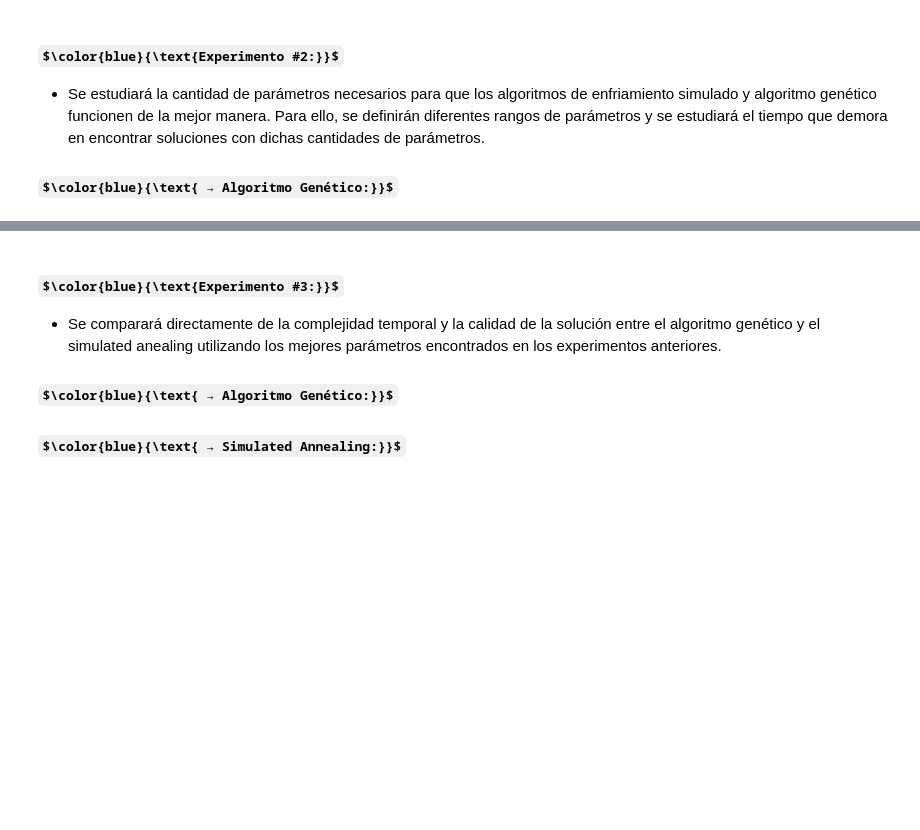
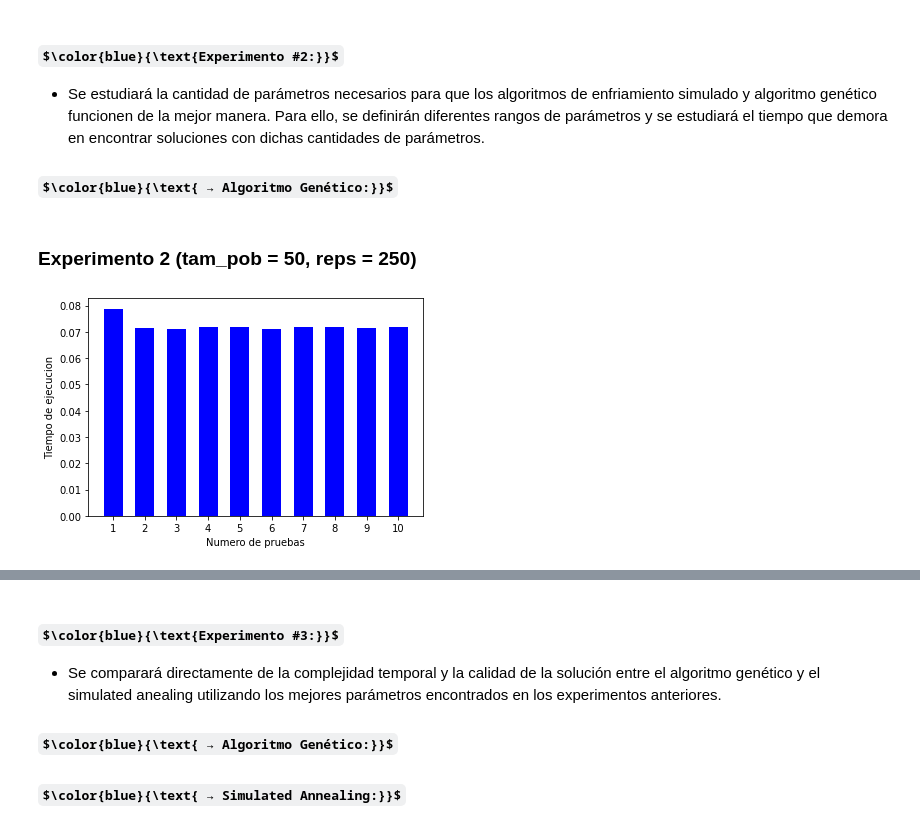
Before and after one commit to IC-3002/ic-3002-2020ii-p2-pseint, a Jupyter notebook: Cuaderno_Proyecto2.ipynb, the cells around one changed output, grey strips where cells are left out. Drawn from its saved outputs; the diff is of its cells as text; code cells hidden in the pictures; some formulas as TeX source; blank space fills up the shorter version.

Commit message:
Added experiment execution of genetic algorithm

```diff
--- a/Cuaderno_Proyecto2.ipynb
+++ b/Cuaderno_Proyecto2.ipynb
@@ -377,3 +377,11 @@ comparar_resultados_costo(resultados)
 ### $\color{blue}{\text{Experimento #2:}}$
 * Se estudiará la cantidad de parámetros necesarios para que los algoritmos de enfriamiento simulado y algoritmo genético funcionen de la mejor manera. Para ello, se definirán diferentes rangos de parámetros y se estudiará el tiempo que demora en encontrar soluciones con dichas cantidades de parámetros.
  ### $\color{blue}{\text{ → Algoritmo Genético:}}$
+# %% [markdown]
+### Experimento 2 (tam_pob = 50, reps = 250)
+# %%
+resultados = calcular_tiempos_ag('Alajuela', 50, 0.1, 0.5,250 )
+tiempo_ag_50_250 = resultados[0]
+sol_ag_50_250 = resultados[1]
+# %% [output]
+[figure, added]
```
Also changed, not shown: parts of 18 cells of this notebook, 1 other file.
